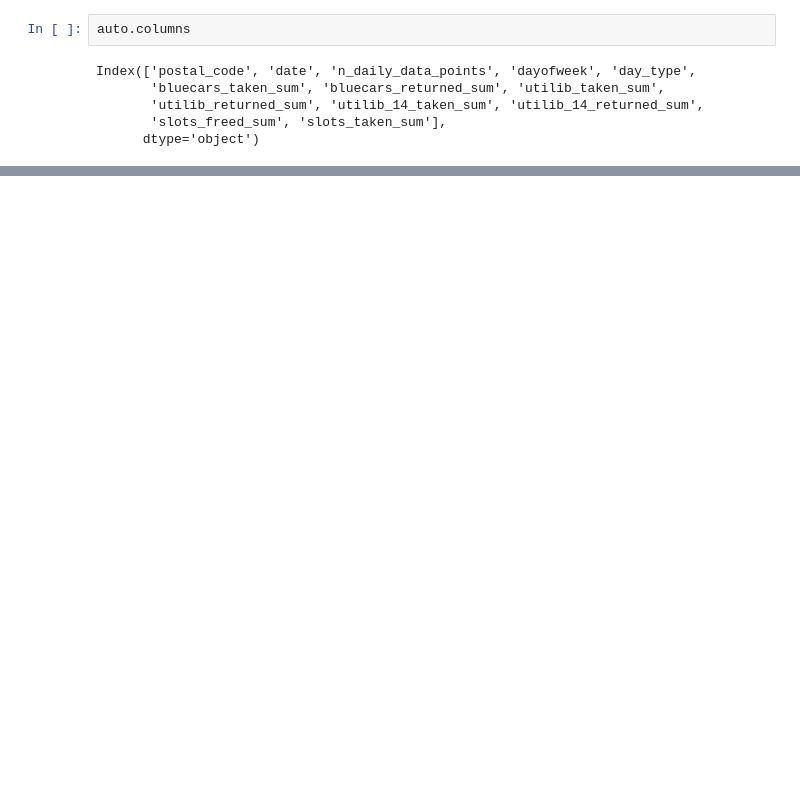
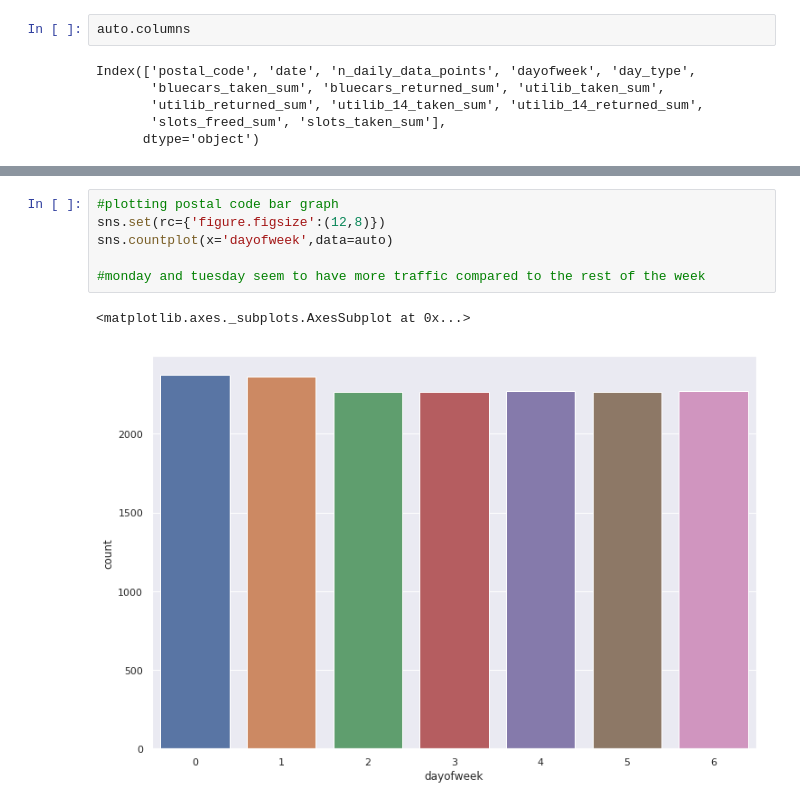
Before and after one commit to mwinzie/Autolib-Project-, a Jupyter notebook: Moringa_Data_Science_Core_W3_Independent_Project_Agnes_Mwinzi_DataScience.ipynb, the cells around one changed output, grey strips where cells are left out. Drawn from its saved outputs; the diff is of its cells as text; blank space fills up the shorter version.

```diff
--- a/Moringa_Data_Science_Core_W3_Independent_Project_Agnes_Mwinzi_DataScience.ipynb
+++ b/Moringa_Data_Science_Core_W3_Independent_Project_Agnes_Mwinzi_DataScience.ipynb
@@ -252,0 +382,9 @@ frequencies
+# %%
+#plotting postal code bar graph
+sns.set(rc={'figure.figsize':(12,8)})
+sns.countplot(x='dayofweek',data=auto)
+
+#monday and tuesday seem to have more traffic compared to the rest of the week
+# %% [output]
+<matplotlib.axes._subplots.AxesSubplot at 0x...>
+[figure, added]
```
Also changed, not shown: parts of 32 cells of this notebook.
